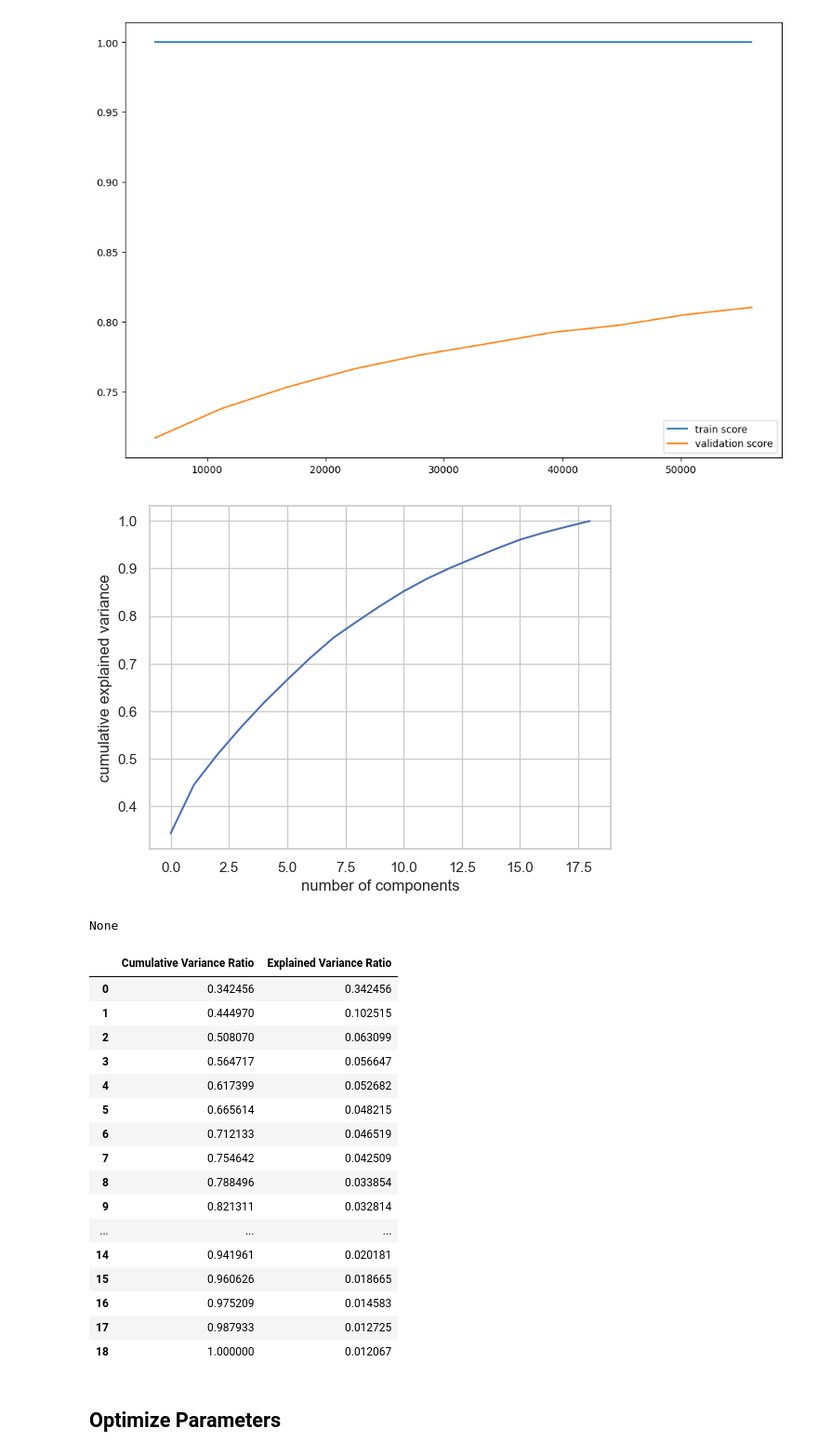
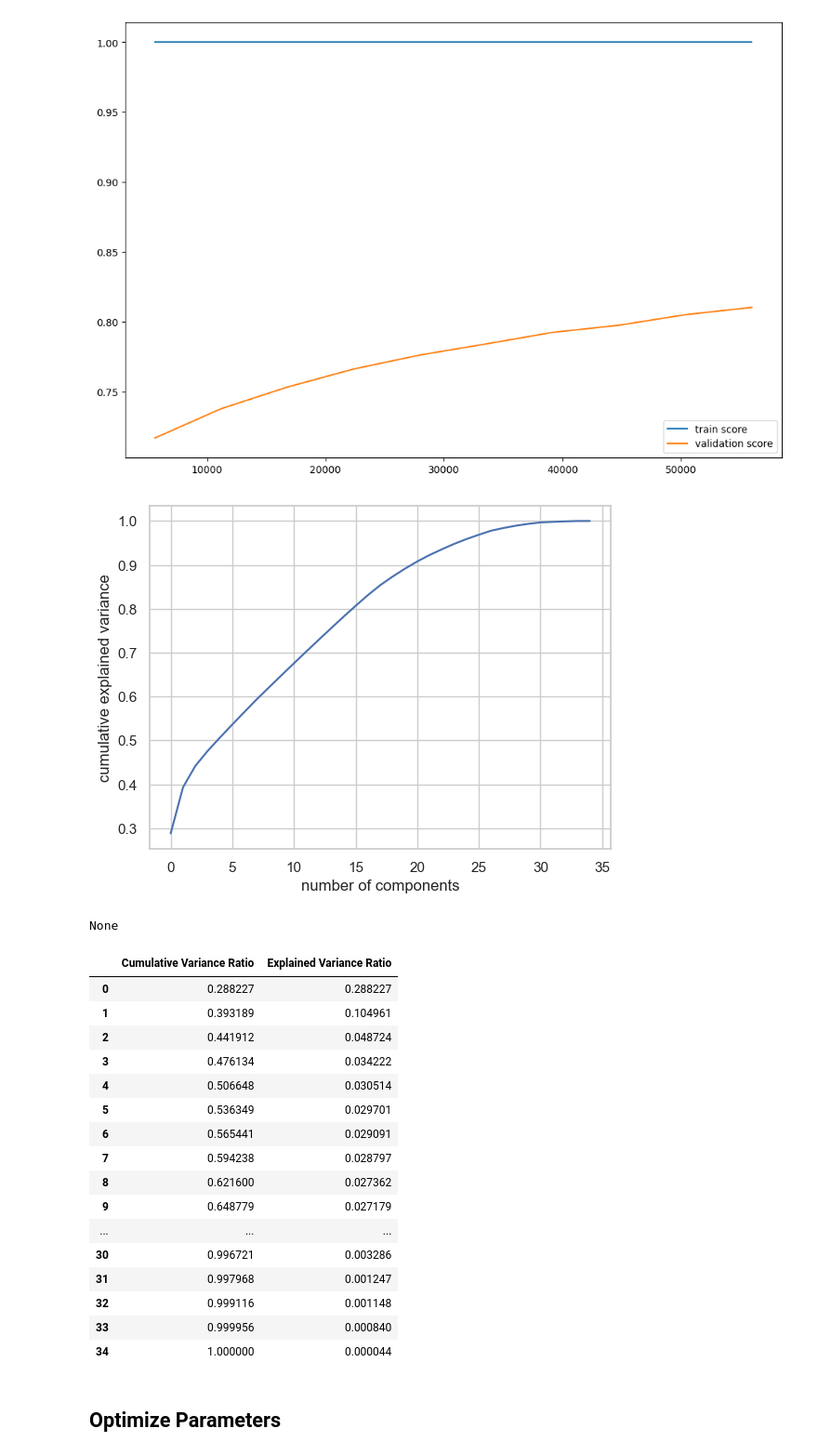
Before and after one commit to Behachee/Credit-Score-Classification, a Jupyter notebook: 3- Modeling/ASS2 ML.ipynb, the cells around one changed output. Shown at 93% size. Saved outputs shown, nothing was run; the diff lists cells and outputs as text; code cells hidden in the pictures.

```diff
--- a/3- Modeling/ASS2 ML.ipynb
+++ b/3- Modeling/ASS2 ML.ipynb
@@ -189,7 +171,44 @@ def preprocess(train, test):
 
     return X_train, y_train, X_test, feature_encoder
 # %%
-X_train, y_train, X_test, feature_encoder = preprocess(train_data, test_data)
+X_train, y_train, X_test, feature_encoder = preprocess(train, test)
+# %%
+perf_models = {}
+kfold = StratifiedKFold(n_splits=5, random_state=42, shuffle = True)
+scores =
+
+kneighbors = KNeighborsClassifier()
+kneighbors.fit(X_train, y_train)
+perf_models['K-Neighbors'] = cross_val_score(kneighbors, X_train, y_train, cv=kfold).mean()
+
+GradientBoosting = GradientBoostingClassifier()
+GradientBoosting.fit(X_train, y_train)
+perf_models['GradientBoosting'] = cross_val_score(GradientBoosting, X_train, y_train, cv=kfold).mean()
+
+
+Adaboost = AdaBoostClassifier()
+Adaboost.fit(X_train, y_train)
+perf_models['Adaboost'] = cross_val_score(Adaboost, X_train, y_train, cv=kfold).mean()
+
+
+Random_Forest = RandomForestClassifier()
+Random_Forest.fit(X_train, y_train)
+perf_models['Random_Forest'] = cross_val_score(Random_Forest, X_train, y_train, cv=kfold).mean()
+
+
+Logistic_Regression = LogisticRegression()
+Logistic_Regression.fit(X_train, y_train)
+perf_models['Logistic_Regression'] = cross_val_score(Logistic_Regression, X_train, y_train, cv=kfold).mean()
+
+Decision_Tree = DecisionTreeClassifier()
+Decision_Tree.fit(X_train, y_train)
+perf_models['Decision_Tree'] = cross_val_score(Decision_Tree, X_train, y_train, cv=kfold).mean()
+
+lgb = lgb.LGBMClassifier()
+lgb.fit(X_train, y_train)
+perf_models['lgb'] = cross_val_score(Adaboost, X_train, y_train, cv=kfold).mean()
+
+perf_models = pd.DataFrame(perf_models)
 # %%
 #LEARNING CURVE
 
@@ -213,40 +232,40 @@ evaluation(RF)
 [figure]
 # %%
 #PCA
-pca_test = PCA(n_components=19)
+pca_test = PCA(n_components=35)
 pca_test.fit(X_train)
 sns.set(style='whitegrid')
 plt.plot(np.cumsum(pca_test.explained_variance_ratio_))
 plt.xlabel('number of components')
 plt.ylabel('cumulative explained variance')
 #plt.axvline(linewidth=4, color='r', linestyle = '--', x=10, ymin=0, ymax=1)
 display(plt.show())
 evr = pca_test.explained_variance_ratio_
 cvr = np.cumsum(pca_test.explained_variance_ratio_)
 pca_df = pd.DataFrame()
 pca_df['Cumulative Variance Ratio'] = cvr
 pca_df['Explained Variance Ratio'] = evr
-display(pca_df.head(19))
+display(pca_df.head(35))
 # %% [output]
-[figure, old version]
+[figure, new version]
 None
 |  | Cumulative Variance Ratio | Explained Variance Ratio |
-| 0 | 0.342456 | 0.342456 |
-| 1 | 0.444970 | 0.102515 |
-| 2 | 0.508070 | 0.063099 |
-| 3 | 0.564717 | 0.056647 |
-| 4 | 0.617399 | 0.052682 |
-| 5 | 0.665614 | 0.048215 |
-| 6 | 0.712133 | 0.046519 |
-| 7 | 0.754642 | 0.042509 |
-| 8 | 0.788496 | 0.033854 |
-| 9 | 0.821311 | 0.032814 |
+| 0 | 0.288227 | 0.288227 |
+| 1 | 0.393189 | 0.104961 |
+| 2 | 0.441912 | 0.048724 |
+| 3 | 0.476134 | 0.034222 |
+| 4 | 0.506648 | 0.030514 |
+| 5 | 0.536349 | 0.029701 |
+| 6 | 0.565441 | 0.029091 |
+| 7 | 0.594238 | 0.028797 |
+| 8 | 0.621600 | 0.027362 |
+| 9 | 0.648779 | 0.027179 |
 | ... | ... | ... |
-| 14 | 0.941961 | 0.020181 |
-| 15 | 0.960626 | 0.018665 |
-| 16 | 0.975209 | 0.014583 |
-| 17 | 0.987933 | 0.012725 |
-| 18 | 1.000000 | 0.012067 |
+| 30 | 0.996721 | 0.003286 |
+| 31 | 0.997968 | 0.001247 |
+| 32 | 0.999116 | 0.001148 |
+| 33 | 0.999956 | 0.000840 |
+| 34 | 1.000000 | 0.000044 |
 # %%
 #PCA pt 2
 pca_final = PCA(n_components=10)
```
Also changed, not shown: parts of 7 cells of this notebook.
